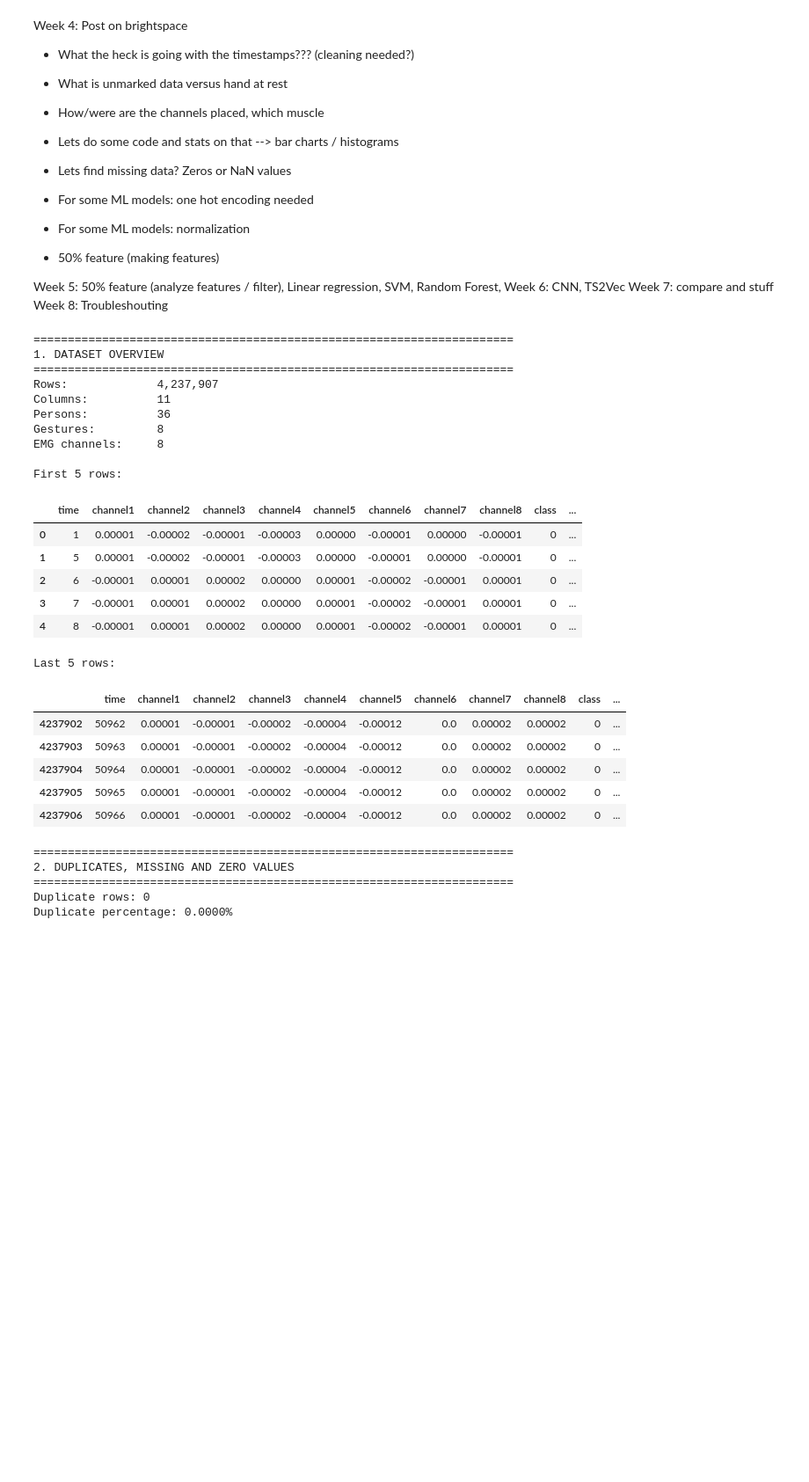
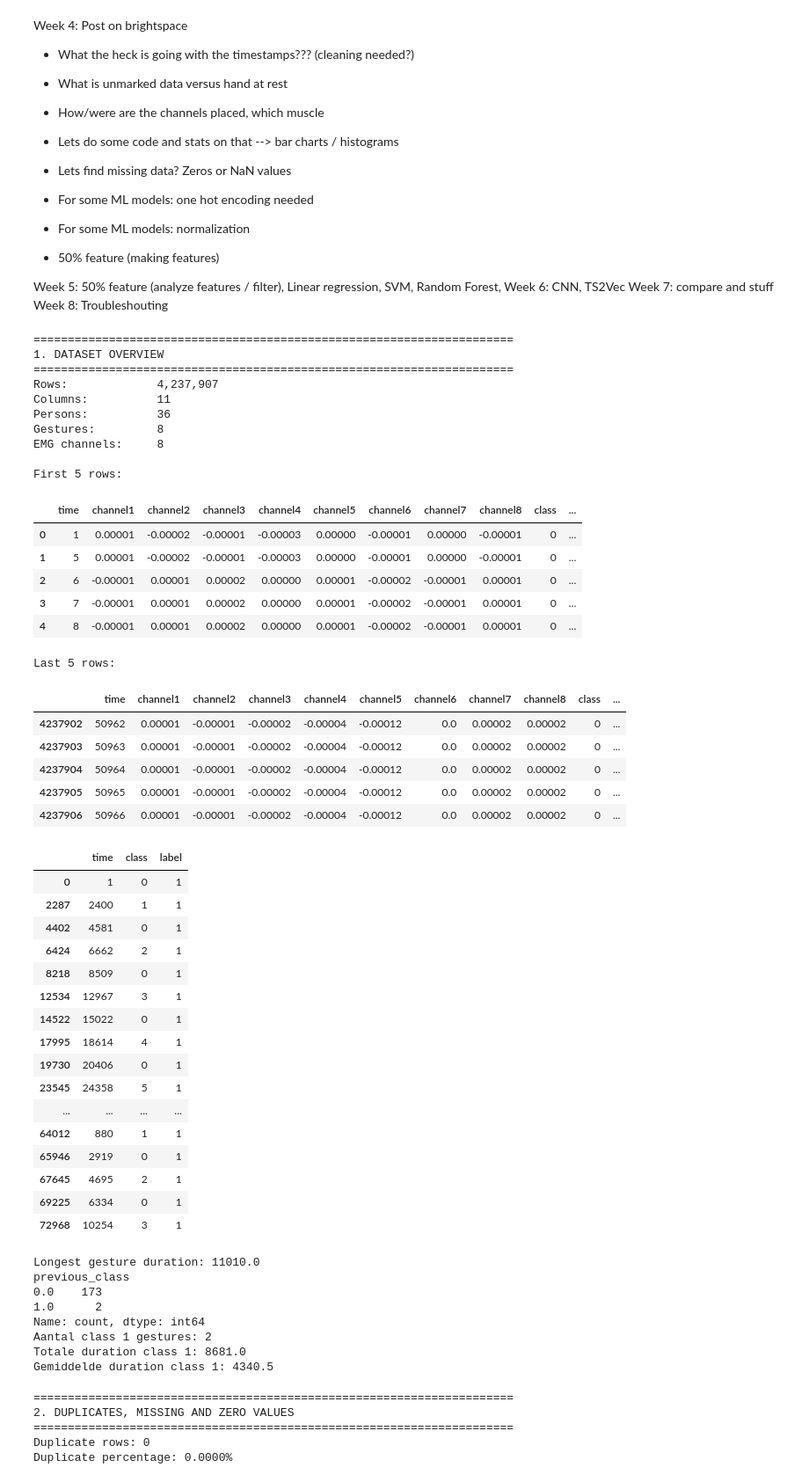
Before and after one commit to laauritaa/S-S_EMG, a Jupyter notebook: Data_Overview.ipynb, the cells around one changed output. Shown at 88% size. Saved outputs shown, nothing was run; the diff lists cells and outputs as text; code cells hidden in the pictures; blank space fills up the shorter version.

```diff
--- a/Data_Overview.ipynb
+++ b/Data_Overview.ipynb
@@ -40,6 +40,10 @@ emg_channels = [
 # ============================================================
 # 1. BASIC DATASET OVERVIEW
 # ============================================================
+df = pd.read_csv("Project_Data_EE4C12_S&S_EMG.csv")
+
+# Work on a copy so the original dataframe remains unchanged
+data = df.copy()
 
 print("=" * 70)
 print("1. DATASET OVERVIEW")
@@ -53,33 +57,91 @@ print(f"EMG channels:     {len(emg_channels)}")
 
 print("\nFirst 5 rows:")
 display(df.head())
 
 print("\nLast 5 rows:")
 display(df.tail())
+
+idx = data.index[data["class"].ne(data["class"].shift())]
+pd.set_option("display.max_rows", 30)
+
+display(
+    data.loc[idx].drop(columns=emg_channels).head(30)
+)
+
+transition_times = data.loc[idx, "time"].diff()
+
+print("Longest gesture duration:", transition_times.max())
+
+transitions = data.loc[idx, ["time", "class"]].copy()
+
+transitions["previous_class"] = transitions["class"].shift()
+transitions["duration"] = transitions["time"].diff()
+
+# Alleen gestures langer dan 4500
+long_gestures = transitions[
+    transitions["duration"] > 4000
+].copy()
+
+counts = long_gestures["previous_class"].value_counts().sort_index()
+
+print(counts)
+
+class_1 = long_gestures[
+    long_gestures["previous_class"] == 1
+]
+
+print("Aantal class 1 gestures:", len(class_1))
+print("Totale duration class 1:", class_1["duration"].sum())
+print("Gemiddelde duration class 1:", class_1["duration"].mean())
 # %% [output]
 ======================================================================
 1. DATASET OVERVIEW
 ======================================================================
 Rows:             4,237,907
 Columns:          11
 Persons:          36
 Gestures:         8
 EMG channels:     8
 
 First 5 rows:
 |  | time | channel1 | channel2 | channel3 | channel4 | channel5 | channel6 | channel7 | channel8 | class | ... |
 | 0 | 1 | 0.00001 | -0.00002 | -0.00001 | -0.00003 | 0.00000 | -0.00001 | 0.00000 | -0.00001 | 0 | ... |
 | 1 | 5 | 0.00001 | -0.00002 | -0.00001 | -0.00003 | 0.00000 | -0.00001 | 0.00000 | -0.00001 | 0 | ... |
 | 2 | 6 | -0.00001 | 0.00001 | 0.00002 | 0.00000 | 0.00001 | -0.00002 | -0.00001 | 0.00001 | 0 | ... |
 | 3 | 7 | -0.00001 | 0.00001 | 0.00002 | 0.00000 | 0.00001 | -0.00002 | -0.00001 | 0.00001 | 0 | ... |
 | 4 | 8 | -0.00001 | 0.00001 | 0.00002 | 0.00000 | 0.00001 | -0.00002 | -0.00001 | 0.00001 | 0 | ... |
 Last 5 rows:
 |  | time | channel1 | channel2 | channel3 | channel4 | channel5 | channel6 | channel7 | channel8 | class | ... |
 | 4237902 | 50962 | 0.00001 | -0.00001 | -0.00002 | -0.00004 | -0.00012 | 0.0 | 0.00002 | 0.00002 | 0 | ... |
 | 4237903 | 50963 | 0.00001 | -0.00001 | -0.00002 | -0.00004 | -0.00012 | 0.0 | 0.00002 | 0.00002 | 0 | ... |
 | 4237904 | 50964 | 0.00001 | -0.00001 | -0.00002 | -0.00004 | -0.00012 | 0.0 | 0.00002 | 0.00002 | 0 | ... |
 | 4237905 | 50965 | 0.00001 | -0.00001 | -0.00002 | -0.00004 | -0.00012 | 0.0 | 0.00002 | 0.00002 | 0 | ... |
 | 4237906 | 50966 | 0.00001 | -0.00001 | -0.00002 | -0.00004 | -0.00012 | 0.0 | 0.00002 | 0.00002 | 0 | ... |
+|  | time | class | label |
+| 0 | 1 | 0 | 1 |
+| 2287 | 2400 | 1 | 1 |
+| 4402 | 4581 | 0 | 1 |
+| 6424 | 6662 | 2 | 1 |
+| 8218 | 8509 | 0 | 1 |
+| 12534 | 12967 | 3 | 1 |
+| 14522 | 15022 | 0 | 1 |
+| 17995 | 18614 | 4 | 1 |
+| 19730 | 20406 | 0 | 1 |
+| 23545 | 24358 | 5 | 1 |
+| ... | ... | ... | ... |
+| 64012 | 880 | 1 | 1 |
+| 65946 | 2919 | 0 | 1 |
+| 67645 | 4695 | 2 | 1 |
+| 69225 | 6334 | 0 | 1 |
+| 72968 | 10254 | 3 | 1 |
+Longest gesture duration: 11010.0
+previous_class
+0.0    173
+1.0      2
+Name: count, dtype: int64
+Aantal class 1 gestures: 2
+Totale duration class 1: 8681.0
+Gemiddelde duration class 1: 4340.5
 # %%
 # ============================================================
 # 2. DUPLICATES, MISSING AND ZERO VALUES
```
Also changed, not shown: parts of 1 cell of this notebook.
